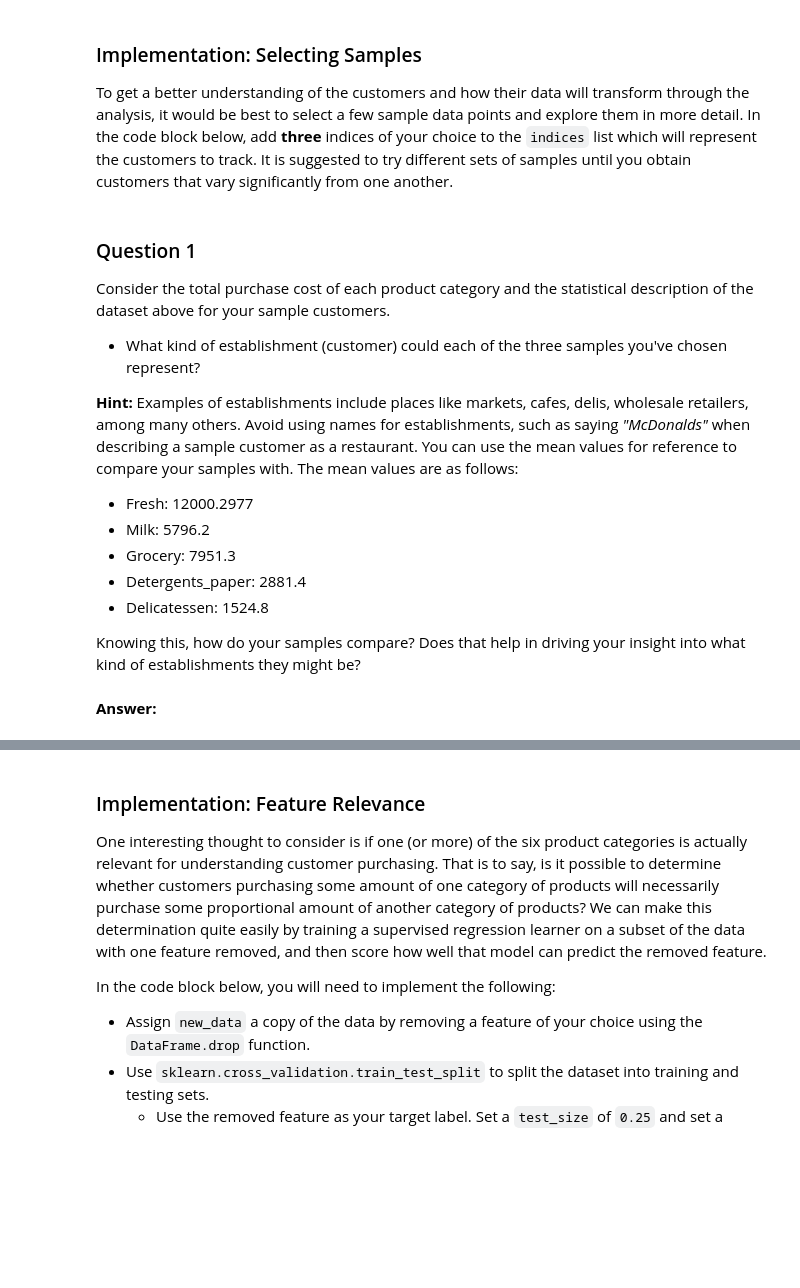
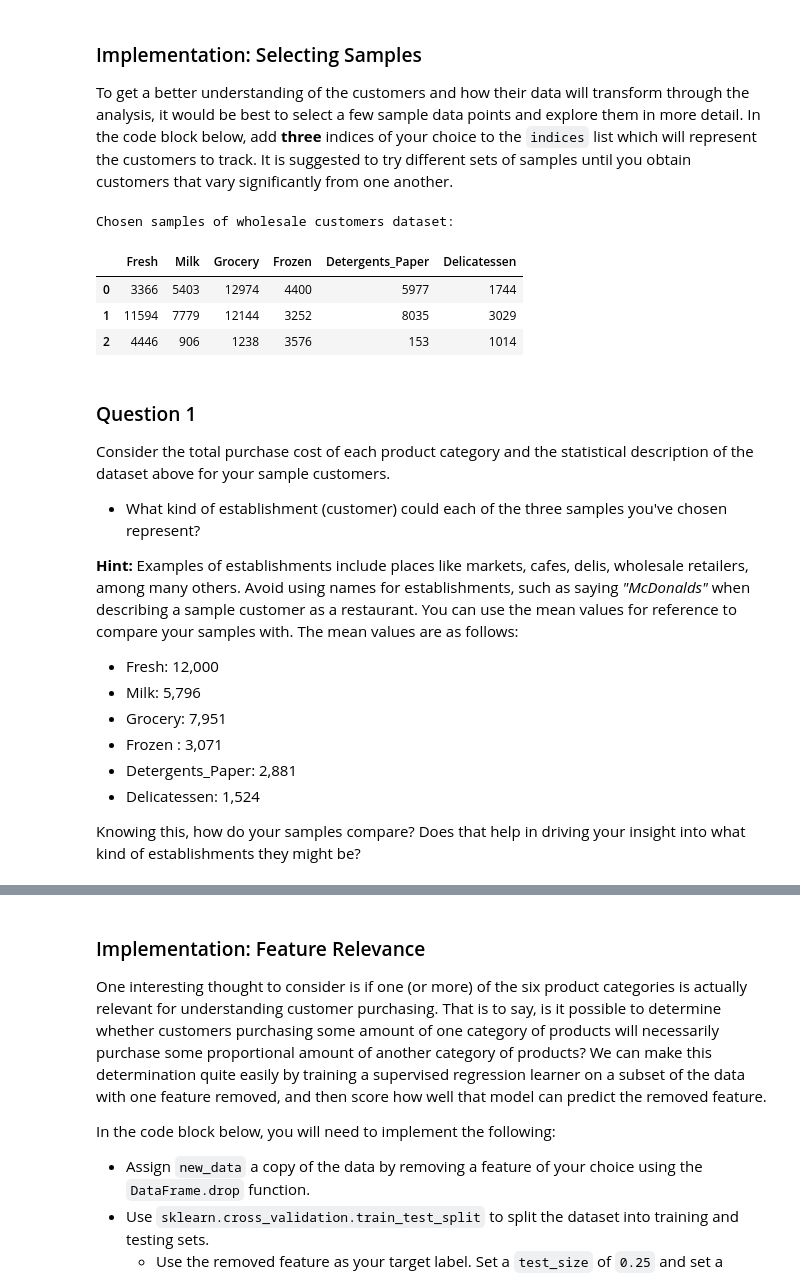
Before and after one commit to niranjanviladkar/udacity, a Jupyter notebook: Machine Learning Basic/projects/customer_segments/customer_segments.ipynb, the cells around one changed output, grey strips where cells are left out. Cells and saved outputs as stored; diff of their text form; code cells hidden in the pictures; blank space fills up the shorter version.

```diff
--- a/Machine Learning Basic/projects/customer_segments/customer_segments.ipynb
+++ b/Machine Learning Basic/projects/customer_segments/customer_segments.ipynb
@@ -48,12 +63,18 @@ display(data.describe())
 To get a better understanding of the customers and how their data will transform through the analysis, it would be best to select a few sample data points and explore them in more detail. In the code block below, add **three** indices of your choice to the `indices` list which will represent the customers to track. It is suggested to try different sets of samples until you obtain customers that vary significantly from one another.
 # %%
 # TODO: Select three indices of your choice you wish to sample from the dataset
-indices = []
+indices = [10, 100, 400]
 
 # Create a DataFrame of the chosen samples
 samples = pd.DataFrame(data.loc[indices], columns = data.keys()).reset_index(drop = True)
 print("Chosen samples of wholesale customers dataset:")
 display(samples)
+# %% [output]
+Chosen samples of wholesale customers dataset:
+|  | Fresh | Milk | Grocery | Frozen | Detergents_Paper | Delicatessen |
+| 0 | 3366 | 5403 | 12974 | 4400 | 5977 | 1744 |
+| 1 | 11594 | 7779 | 12144 | 3252 | 8035 | 3029 |
+| 2 | 4446 | 906 | 1238 | 3576 | 153 | 1014 |
 # %% [markdown]
 ### Question 1
 Consider the total purchase cost of each product category and the statistical description of the dataset above for your sample customers.
@@ -62,12 +83,11 @@ Consider the total purchase cost of each product category and the statistical de
 
 **Hint:** Examples of establishments include places like markets, cafes, delis, wholesale retailers, among many others. Avoid using names for establishments, such as saying *"McDonalds"* when describing a sample customer as a restaurant. You can use the mean values for reference to compare your samples with. The mean values are as follows:
 
-* Fresh: 12000.2977
-* Milk: 5796.2
-* Grocery: 7951.3
-* Detergents_paper: 2881.4
-* Delicatessen: 1524.8
+* Fresh: 12,000
+* Milk: 5,796
+* Grocery: 7,951
+* Frozen : 3,071
+* Detergents_Paper: 2,881
+* Delicatessen: 1,524
 
 Knowing this, how do your samples compare? Does that help in driving your insight into what kind of establishments they might be?
-# %% [markdown]
-**Answer:**
```
Also changed, not shown: parts of 12 cells of this notebook.
